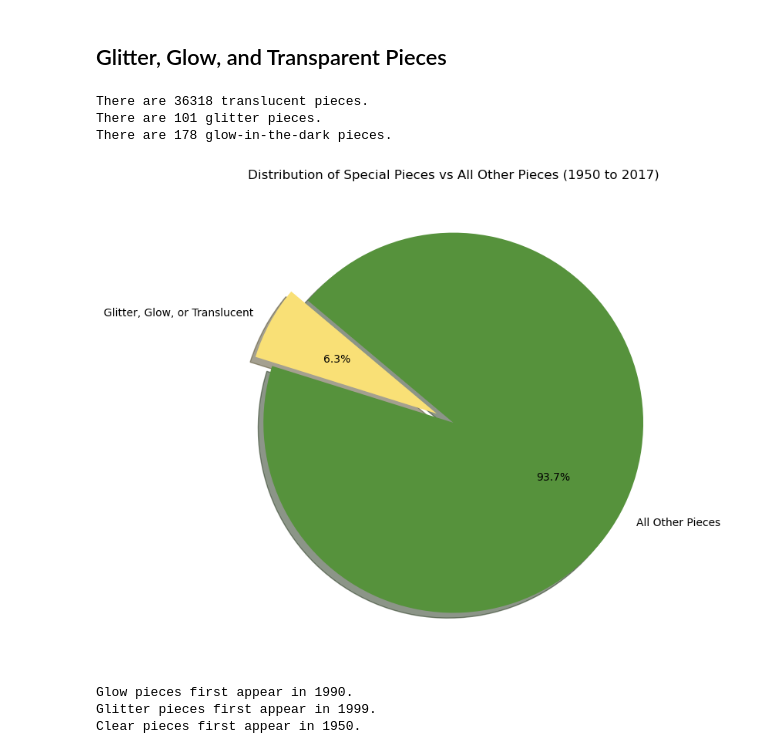
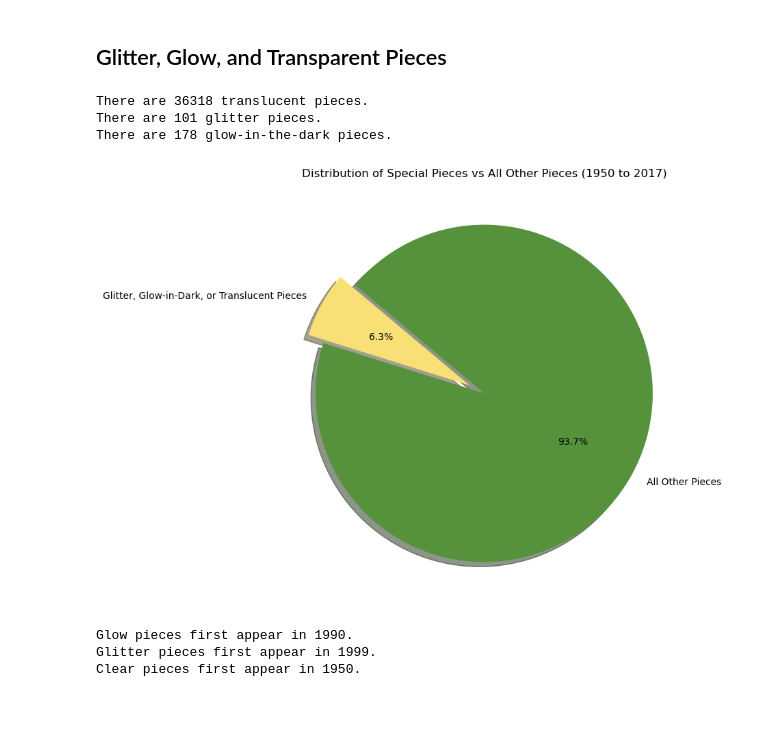
Before and after one commit to AmandaBoyers/analysis-legos-colors, a Jupyter notebook: 1 LEGO_Datasets.ipynb, the cells around one changed output. Cells and saved outputs as stored; diff of their text form; code cells hidden in the pictures; blank space fills up the shorter version.

```diff
--- a/1 LEGO_Datasets.ipynb
+++ b/1 LEGO_Datasets.ipynb
@@ -367,35 +367,35 @@ The data in the merged_df DataFrame is from 1950 to 2017.
 # Count the number of True values for each column
 num_is_trans_true = merged_df['is_trans'].sum()
 num_glitter_true = merged_df['glitter'].sum()
 num_glow_true = merged_df['glow'].sum()
 
 # Display the results
 print(f"There are {num_is_trans_true} translucent pieces.")
 print(f"There are {num_glitter_true} glitter pieces.")
 print(f"There are {num_glow_true} glow-in-the-dark pieces.")
 
 # Filter the DataFrame for pieces with glitter, glow, or is_trans
 special_pieces = merged_df[(merged_df['is_trans']) | (merged_df['glitter']) | (merged_df['glow'])]
 
 # Count the number of special pieces and other pieces
 num_special_pieces = special_pieces.shape[0]
 num_other_pieces = merged_df.shape[0] - num_special_pieces
 
 # Create a pie chart
-labels = ['Glitter, Glow, or Translucent', 'All Other Pieces']
+labels = ['Glitter, Glow-in-Dark, or Translucent Pieces', 'All Other Pieces']
 sizes = [num_special_pieces, num_other_pieces]
 colors = ['#F9E076', '#56923C']
 explode = (0.1, 0)  # explode the first slice
 
 plt.figure(figsize=(8, 8))
 plt.pie(sizes, explode=explode, labels=labels, colors=colors, autopct='%1.1f%%', shadow=True, startangle=140)
 plt.title('Distribution of Special Pieces vs All Other Pieces (1950 to 2017)')
 plt.show()
 # %% [output]
 There are 36318 translucent pieces.
 There are 101 glitter pieces.
 There are 178 glow-in-the-dark pieces.
-[figure, old version]
+[figure, new version]
 # %%
 # Find the first appearance of glow, glitter, and is_trans pieces
 first_appearance_glow = merged_df[merged_df['glow'] == True]['year'].min()
```
Also changed, not shown: parts of 2 cells of this notebook.
